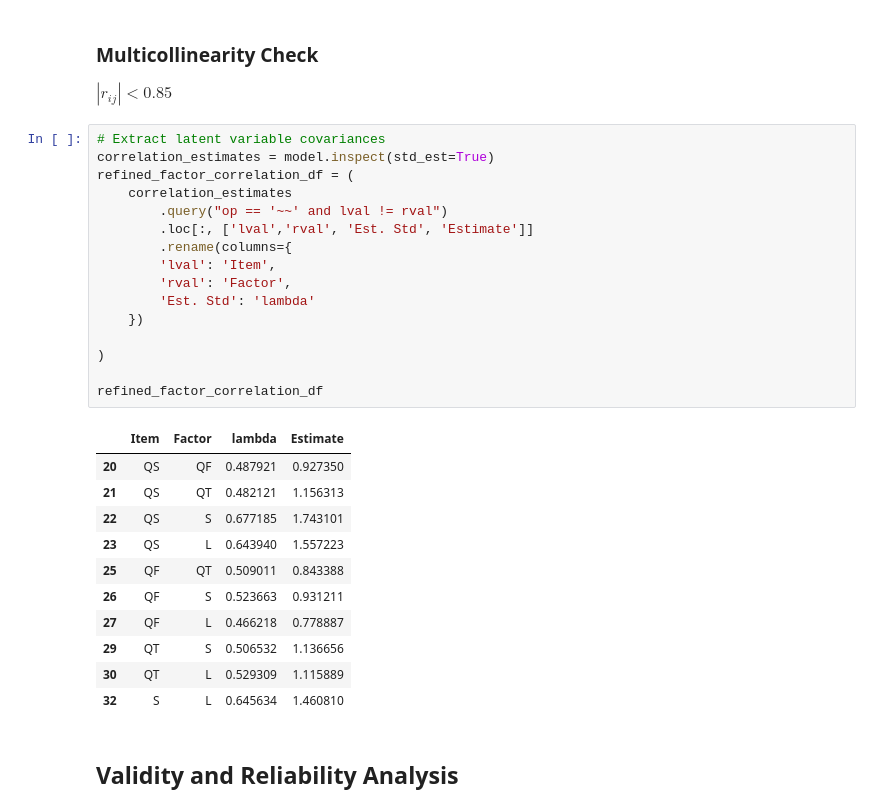
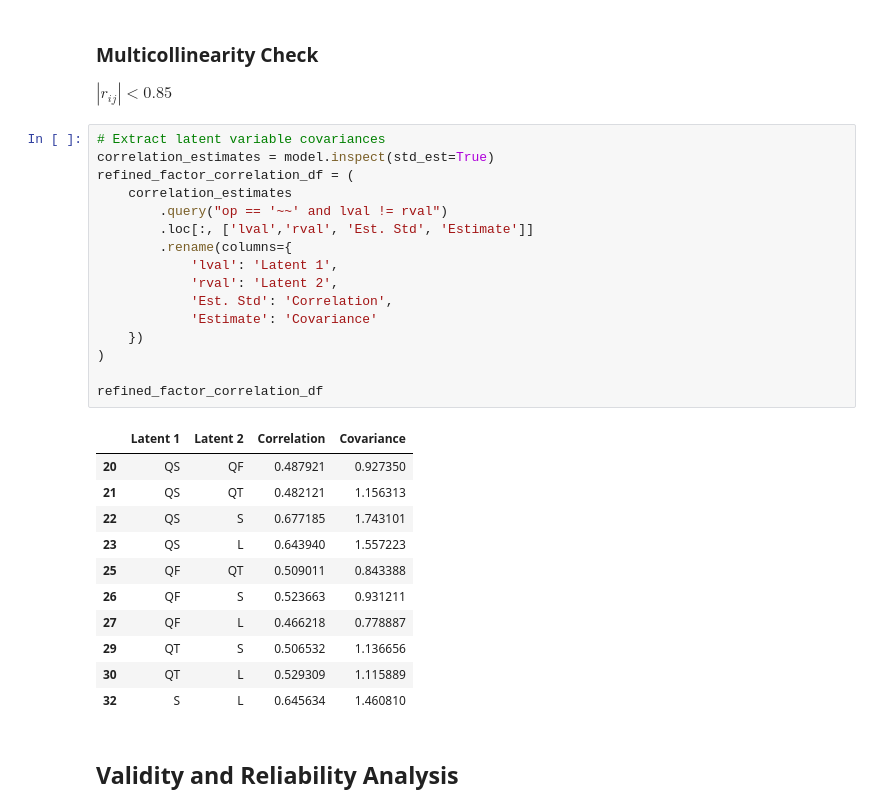
Before and after one commit to VictorValar/python-structural-equation-modeling-guide, a Jupyter notebook: practice 1/practice_1.ipynb, the cells around one changed output. Cells and saved outputs as stored; diff of their text form.

Commit message:
refactor: Rename columns in the correlations table

```diff
--- a/practice 1/practice_1.ipynb
+++ b/practice 1/practice_1.ipynb
@@ -417,21 +417,21 @@ $|r_{ij}| < 0.85$
 # %%
 # Extract latent variable covariances
 correlation_estimates = model.inspect(std_est=True)
 refined_factor_correlation_df = (
     correlation_estimates
         .query("op == '~~' and lval != rval")
         .loc[:, ['lval','rval', 'Est. Std', 'Estimate']]
         .rename(columns={
-        'lval': 'Item',
-        'rval': 'Factor',
-        'Est. Std': 'lambda'
+            'lval': 'Latent 1',
+            'rval': 'Latent 2',
+            'Est. Std': 'Correlation',
+            'Estimate': 'Covariance'
     })
-
 )
 
 refined_factor_correlation_df
 # %% [output]
-|  | Item | Factor | lambda | Estimate |
+|  | Latent 1 | Latent 2 | Correlation | Covariance |
 | 20 | QS | QF | 0.487921 | 0.927350 |
 | 21 | QS | QT | 0.482121 | 1.156313 |
 | 22 | QS | S | 0.677185 | 1.743101 |
```
Also changed, not shown: parts of 2 cells of this notebook.
